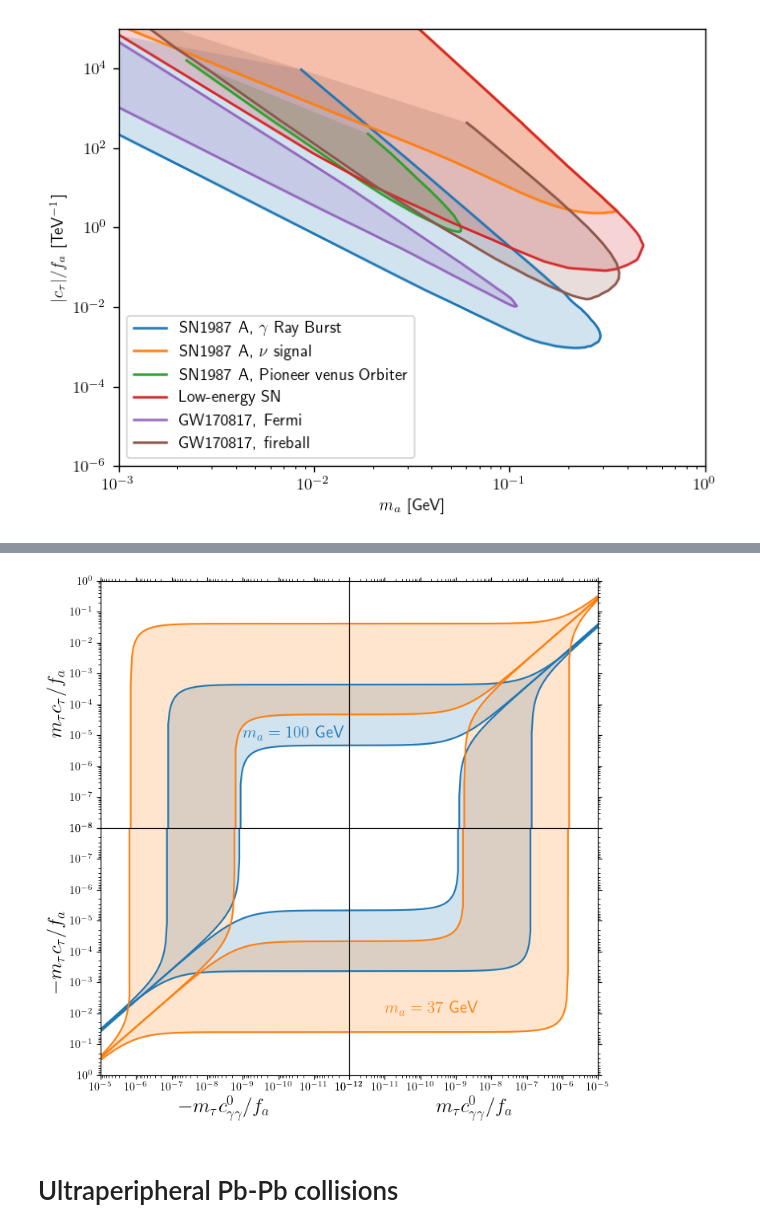
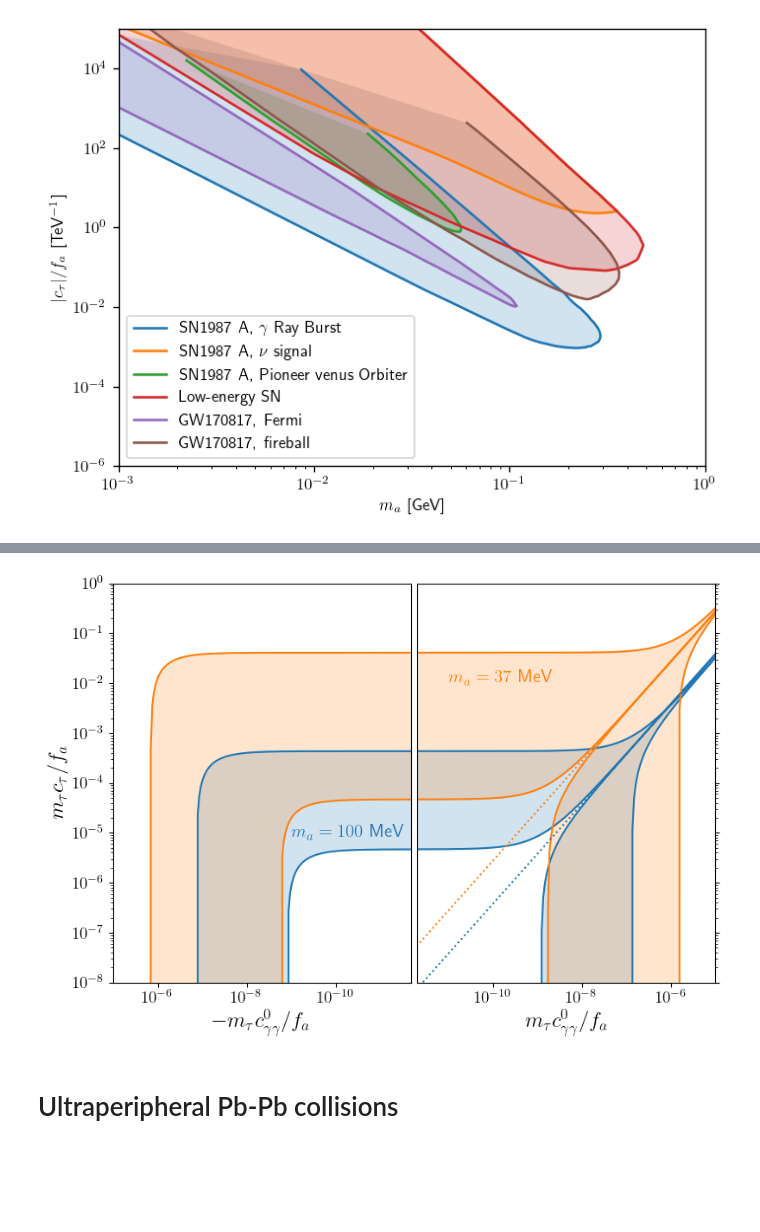
Before and after one commit to Jorge-Alda/tauALPs, a Jupyter notebook: ALP/astro_cosmo/astro_cosmo.ipynb, the cells around one changed output, grey strips where cells are left out. Cells and saved outputs as stored; diff of their text form; code cells hidden in the pictures; blank space fills up the shorter version.

Commit message:
Plots aesthetics

```diff
--- a/ALP/astro_cosmo/astro_cosmo.ipynb
+++ b/ALP/astro_cosmo/astro_cosmo.ipynb
@@ -105,50 +125,40 @@ Text(0, 0.5, '$|c_\\tau|/f_a$ [TeV$^{-1}$]')
 # %%
-fig, axs = plt.subplots(2,2, figsize=(8,8))
-axs[0,0].set_xlim(1e-12, 1e-5)
-axs[0,1].set_xlim(1e-12, 1e-5)
-axs[1,0].set_xlim(1e-12, 1e-5)
-axs[1,1].set_xlim(1e-12, 1e-5)
-axs[0,0].set_ylim(1e-8, 1)
-axs[0,1].set_ylim(1e-8, 1)
-axs[1,0].set_ylim(1e-8, 1)
-axs[1,1].set_ylim(1e-8, 1)
-axs[0,0].invert_xaxis()
-axs[1,1].invert_yaxis()
-axs[1,0].invert_xaxis()
-axs[1,0].invert_yaxis()
-plt.subplots_adjust(wspace=0, hspace=0)
-axs[0,0].set_ylabel(r'$m_\tau c_\tau/f_a$', fontsize=18)
-axs[1,0].set_ylabel(r'$-m_\tau c_\tau/f_a$', fontsize=18)
-axs[1,0].set_xlabel(r'$-m_\tau c_{\gamma\gamma}^0/f_a$', fontsize=18)
-axs[1,1].set_xlabel(r'$m_\tau c_{\gamma\gamma}^0/f_a$', fontsize=18)
+fig, axs = plt.subplots(1,2, figsize=(9,6))
+axs[0].set_xlim(2e-12, 1e-5)
+axs[1].set_xlim(2e-12, 1e-5)
+axs[0].set_ylim(1e-8, 1)
+axs[1].set_ylim(1e-8, 1)
+axs[0].invert_xaxis()
+plt.subplots_adjust(wspace=0.02)
+axs[0].set_ylabel(r'$m_\tau c_\tau/f_a$', fontsize=18)
+axs[0].set_xlabel(r'$-m_\tau c_{\gamma\gamma}^0/f_a$', fontsize=18)
+axs[1].set_xlabel(r'$m_\tau c_{\gamma\gamma}^0/f_a$', fontsize=18)
 
 for (col, idx_low, idx_high) in [('tab:blue', 15, 50), ('tab:orange', 10, 54)]:
     for i in [0,1]:
-        for j in [0,1]:
-            for s in [1, -1]:
-                if i==j:
-                    s0 = 1
-                else:
-                    s0 = -1
-                axs[i,j].loglog(np.logspace(-12, -5, 200), [(s0*g0+s*mtau*df_sn_gamma['g_gamma'][idx_low]*np.pi/alpha_em)/B1(4*mtau**2/(df_sn_gamma['ma_eV'][idx_low]*1e-9)**2) for g0 in np.logspace(-12, -5, 200)], c=col)
-                axs[i,j].loglog(np.logspace(-12, -5, 200), [(s0*g0+s*mtau*df_sn_gamma['g_gamma'][idx_high]*np.pi/alpha_em)/B1(4*mtau**2/(df_sn_gamma['ma_eV'][idx_high]*1e-9)**2) for g0 in np.logspace(-12, -5, 200)], c=col)
-                axs[i,j].fill_between(np.logspace(-12, -5, 200), [(s0*g0+s*mtau*df_sn_gamma['g_gamma'][idx_low]*np.pi/alpha_em)/B1(4*mtau**2/(df_sn_gamma['ma_eV'][idx_low]*1e-9)**2) for g0 in np.logspace(-12, -5, 200)], [(s0*g0+s*mtau*df_sn_gamma['g_gamma'][idx_high]*np.pi/alpha_em)/B1(4*mtau**2/(df_sn_gamma['ma_eV'][idx_high]*1e-9)**2) for g0 in np.logspace(-12, -5, 200)], color=col, alpha=0.2)
+        for s in [1, -1]:
+            if i==0:
+                s0 = 1
+            else:
+                s0 = -1
+            axs[i].loglog(np.logspace(-12, -5, 200), [(s0*g0+s*mtau*df_sn_gamma['g_gamma'][idx_low]*np.pi/alpha_em)/B1(4*mtau**2/(df_sn_gamma['ma_eV'][idx_low]*1e-9)**2) for g0 in np.logspace(-12, -5, 200)], c=col)
+            axs[i].loglog(np.logspace(-12, -5, 200), [(s0*g0+s*mtau*df_sn_gamma['g_gamma'][idx_high]*np.pi/alpha_em)/B1(4*mtau**2/(df_sn_gamma['ma_eV'][idx_high]*1e-9)**2) for g0 in np.logspace(-12, -5, 200)], c=col)
+            axs[i].fill_between(np.logspace(-12, -5, 200), [(s0*g0+s*mtau*df_sn_gamma['g_gamma'][idx_low]*np.pi/alpha_em)/B1(4*mtau**2/(df_sn_gamma['ma_eV'][idx_low]*1e-9)**2) for g0 in np.logspace(-12, -5, 200)], [(s0*g0+s*mtau*df_sn_gamma['g_gamma'][idx_high]*np.pi/alpha_em)/B1(4*mtau**2/(df_sn_gamma['ma_eV'][idx_high]*1e-9)**2) for g0 in np.logspace(-12, -5, 200)], color=col, alpha=0.2)
 
 
-axs[0,0].annotate(r'$m_a = 100$ GeV', (1e-9, 0.8e-5), color='tab:blue', fontsize=15)
-axs[1,1].annotate(r'$m_a = 37$ GeV', (1e-11, 1e-2), color='tab:orange', fontsize=15)
+axs[0].annotate(r'$m_a = 100$ MeV', (1e-9, 0.8e-5), color='tab:blue', fontsize=15)
+axs[1].annotate(r'$m_a = 37$ MeV', (1e-11, 1e-2), color='tab:orange', fontsize=15)
 #axs[0,1].tick_params(axis='x', which='both', bottom='off', top='off', labelbottom='off')
-axs[0,1].yaxis.tick_right()
-axs[1,1].yaxis.tick_right()
-axs[0,1].yaxis.set_ticklabels([])
-axs[1,1].yaxis.set_ticklabels([])
-axs[0,0].xaxis.tick_top()
-axs[0,1].xaxis.tick_top()
-axs[0,0].xaxis.set_ticklabels([])
-axs[0,1].xaxis.set_ticklabels([])
-plt.savefig('snGRB_cgamma0.pdf')
+axs[1].loglog(np.logspace(-12, -5, 200), [c/(0.1**2/mtau**2/12) for c in np.logspace(-12, -5, 200)], ls='dotted')
+axs[1].loglog(np.logspace(-12, -5, 200), [c/(0.037**2/mtau**2/12) for c in np.logspace(-12, -5, 200)], ls='dotted')
+axs[1].yaxis.tick_right()
+axs[0].tick_params(axis='both', which='major', labelsize=14)
+axs[1].tick_params(axis='both', which='major', labelsize=14)
+
+axs[1].yaxis.set_ticklabels([])
+plt.savefig('snGRB_cgamma0.pdf', bbox_inches='tight')
 # %% [output]
-[figure, old version]
+[figure, new version]
 # %%
 bounds = {'sn_gamma': df_sn_gamma, 'sn_nu': df_sn_nu, 'sn_pvo': df_sn_pvo, 'sne': df_sne, 'gw_fermi': df_gw_fermi, 'gw_fireball': df_gw_fireball}
 
```
Also changed, not shown: parts of 1 cell of this notebook, 11 other files.
